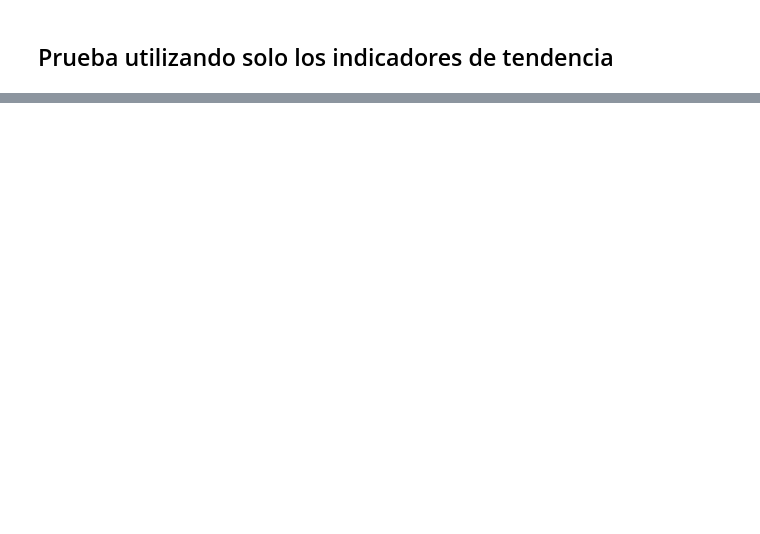
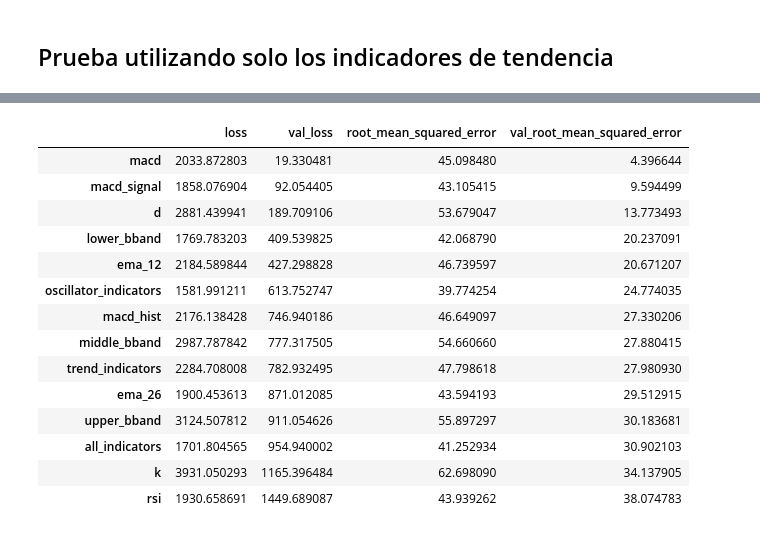
Before and after one commit to SaidJacoboDev/trabajo_final, a Jupyter notebook: notebooks/experimentacion.ipynb, the cells around one changed output, grey strips where cells are left out. Saved outputs shown, nothing was run; the diff lists cells and outputs as text; code cells hidden in the pictures; blank space fills up the shorter version.

```diff
--- a/notebooks/experimentacion.ipynb
+++ b/notebooks/experimentacion.ipynb
@@ -219,0 +252,19 @@ utils.plot(x1, x2, title, xlabel, ylabel, legend)
+# %%
+df_metrics = utils.get_input_based_performance()
+df_metrics
+# %% [output]
+|  | loss | val_loss | root_mean_squared_error | val_root_mean_squared_error |
+| macd | 2033.872803 | 19.330481 | 45.098480 | 4.396644 |
+| macd_signal | 1858.076904 | 92.054405 | 43.105415 | 9.594499 |
+| d | 2881.439941 | 189.709106 | 53.679047 | 13.773493 |
+| lower_bband | 1769.783203 | 409.539825 | 42.068790 | 20.237091 |
+| ema_12 | 2184.589844 | 427.298828 | 46.739597 | 20.671207 |
+| oscillator_indicators | 1581.991211 | 613.752747 | 39.774254 | 24.774035 |
+| macd_hist | 2176.138428 | 746.940186 | 46.649097 | 27.330206 |
+| middle_bband | 2987.787842 | 777.317505 | 54.660660 | 27.880415 |
+| trend_indicators | 2284.708008 | 782.932495 | 47.798618 | 27.980930 |
+| ema_26 | 1900.453613 | 871.012085 | 43.594193 | 29.512915 |
+| upper_bband | 3124.507812 | 911.054626 | 55.897297 | 30.183681 |
+| all_indicators | 1701.804565 | 954.940002 | 41.252934 | 30.902103 |
+| k | 3931.050293 | 1165.396484 | 62.698090 | 34.137905 |
+| rsi | 1930.658691 | 1449.689087 | 43.939262 | 38.074783 |
```
Also changed, not shown: parts of 16 cells of this notebook.
